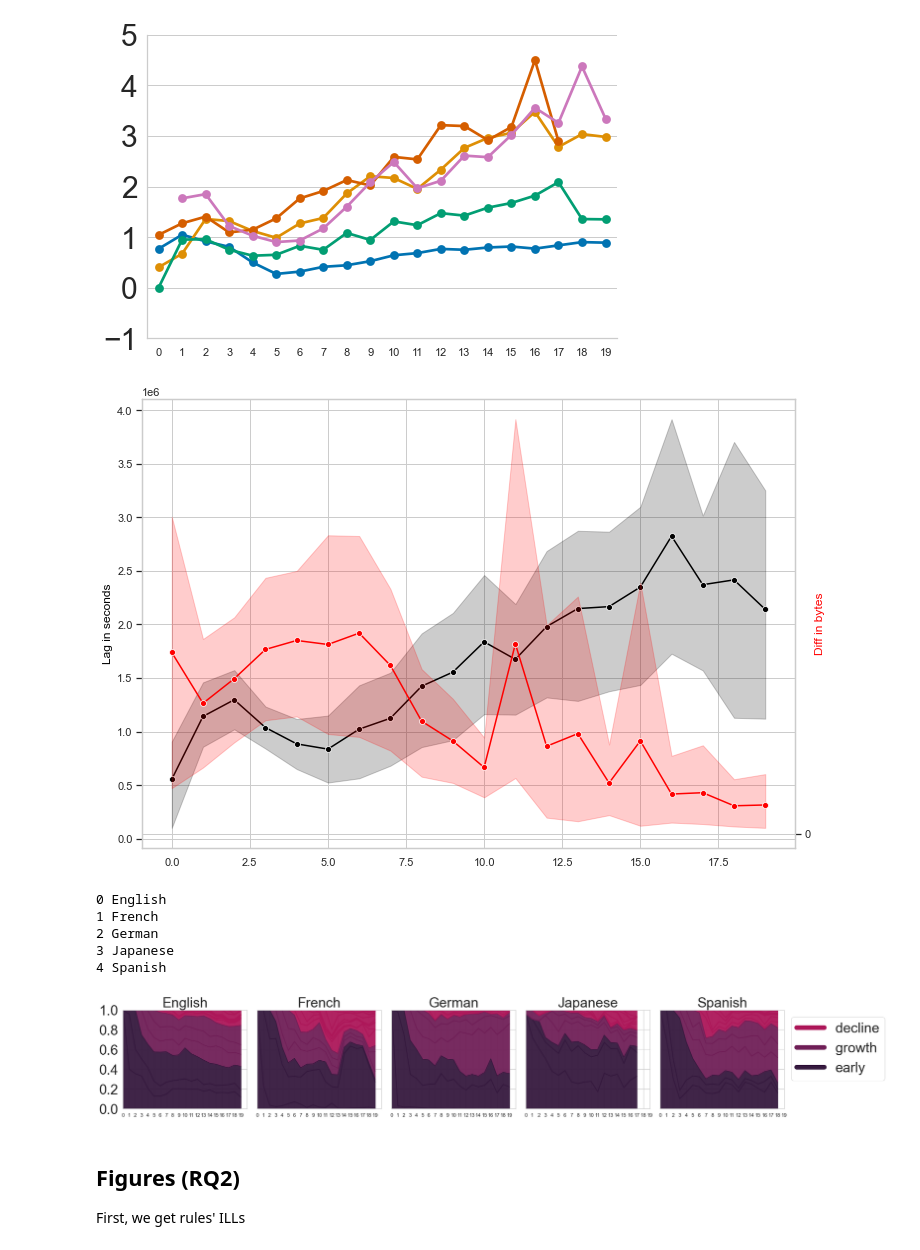
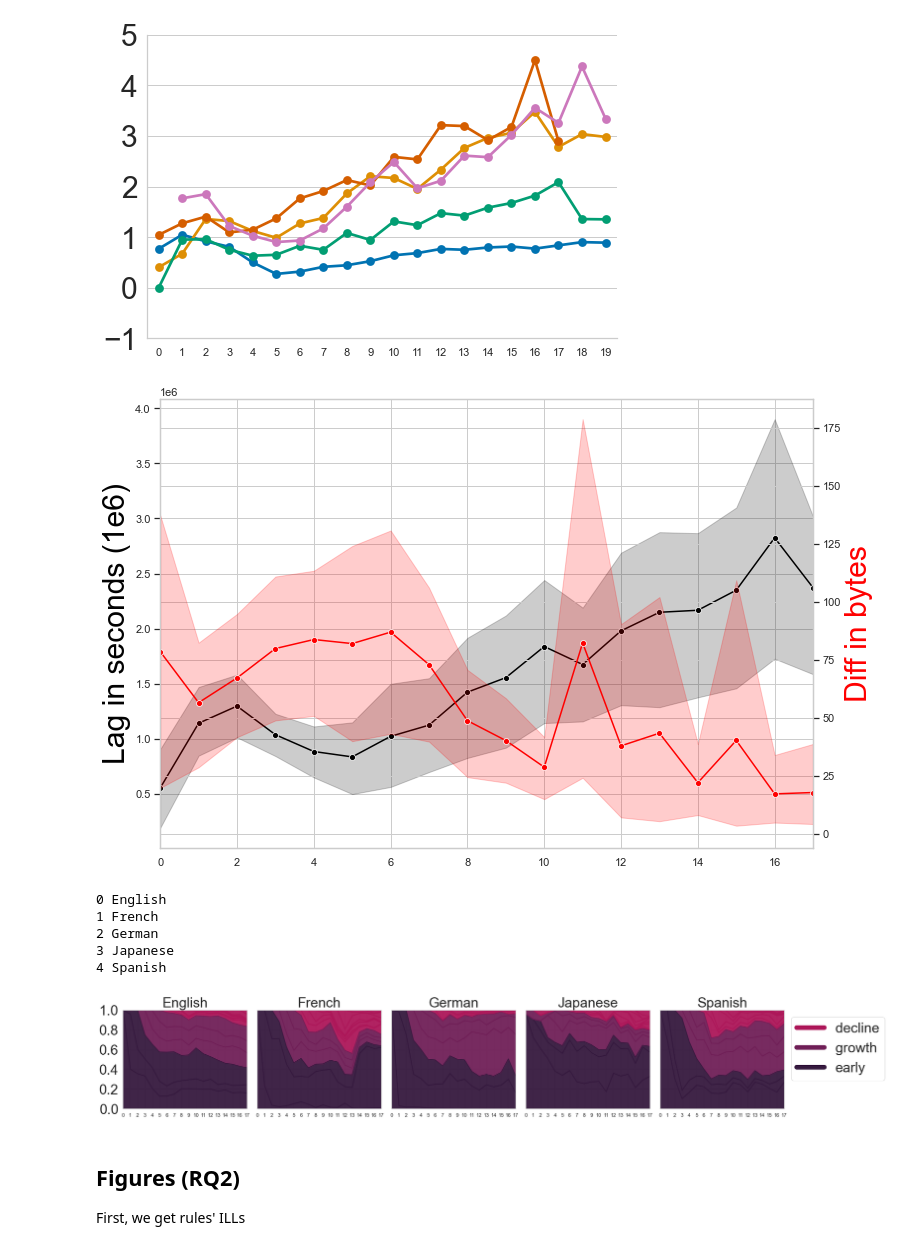
Before and after one commit to sohyeonhwang/wikipi, a Jupyter notebook: wikirules/rulerevision_analysis_202104.ipynb, the cells around one changed output. Saved outputs shown, nothing was run; the diff lists cells and outputs as text; code cells hidden in the pictures.

Commit message:
2021-07 figures fixed for MA ver submission

```diff
--- a/wikirules/rulerevision_analysis_202104.ipynb
+++ b/wikirules/rulerevision_analysis_202104.ipynb
@@ -507,24 +525,27 @@ plt.tight_layout()
 # %%
 ## actually making 3(d)
 
 fig, ax1 = plt.subplots() # initializes figure and plots
 
 ax2 = ax1.twinx() # applies twinx to ax2, which is the second y axis.
 
 sb.lineplot(x='Y',y='median_avglag',data=monthlyall_df_long,marker = 'o',ax = ax1, color = 'black')
 sb.lineplot(x='Y',y='median_avgdiff',data=monthlyall_df_long,marker = 'o',ax = ax2, color = 'red')
 
 # these lines add the annotations for the plot.
+
+ax1.set_xlim((0,17))
 ax1.set_xlabel('')
-ax1.set_ylabel('Lag in seconds', color='black')
-ax2.set_yticks([0,])
-ax2.set_ylabel('Diff in bytes', color='red')
+ax1.set_ylabel('Lag in seconds (1e6)', color='black',fontsize=30)
+
+#ax2.set_yticklabels(labels=[0,25,50,75,100,125,150,175],fontsize=15)
+ax2.set_ylabel('Diff in bytes', color='red',fontsize=30)
 
 plt.show(); # shows the plot.
 
-fig.savefig('./figs/202105_laganddiff_trend.png')
+fig.savefig('./figs/202106_laganddiff_trend.png')
 # %% [output]
-[figure, old version]
+[figure, new version]
 # %%
 ## Figure 4
 
@@ -567,28 +588,25 @@ for i,(rev_df,name) in enumerate(zip(allrev_df_list,rev_df_names)):
 
     if name == "Japanese":
         axs[i].set_xticks(range(0,20))
-        axs[i].set_xlim(0,19)
+        axs[i].set_xlim(0,17)
     elif name == "Spanish":
         axs[i].set_xticks(range(0,20))
-        axs[i].set_xlim(0,19)
+        axs[i].set_xlim(0,17)
     else:
         axs[i].set_xticks(range(0,20))
-        axs[i].set_xlim(0,20)
+        axs[i].set_xlim(0,17)
     axs[i].set_xticklabels(range(0,20))
     axs[i].set_title(name,fontsize=13)
     axs[i].set_xlabel('')
     axs[i].set_ylim(0,1)
 
     if i == 0:
-        axs[i].set_xticks(range(0,20))
-        axs[i].set_xticklabels(range(0,20))
         axs[i].set_title(name,fontsize=30)
         axs[i].set_xlabel('')
         axs[i].set_yticks([0.0,0.2,0.4,0.6,0.8,1.0])
         axs[i].set_yticklabels([0.0,0.2,0.4,0.6,0.8,1.0],fontsize=30)
 
     else:
-        axs[i].set_xticks(range(0,20))
         axs[i].set_title(name,fontsize=30)
         axs[i].set_xlabel('')
         axs[i].set_yticklabels(["","","","","",""])
@@ -601,14 +619,14 @@ legend_elements = [Line2D([0], [0], color=(0.67824099, 0.09192342, 0.3504148), l
 #f.legend(legend_elements,['early','growth','decline'],bbox_to_anchor=(1,1),loc='upper left',ncol=3)
 plt.legend(legend_elements,['decline','growth','early'],bbox_to_anchor=(1,1),loc='upper left',fontsize=30)
 f.tight_layout()
-f.savefig("./figs/202105_percent_revisions_eras.png")
+f.savefig("./figs/202106_percent_revisions_eras.png")
 # %% [output]
 0 English
 1 French
 2 German
 3 Japanese
 4 Spanish
-[figure, old version]
+[figure, new version]
 # %% [markdown]
 ## Figures (RQ2)
 
```
Also changed, not shown: parts of 22 cells of this notebook.
